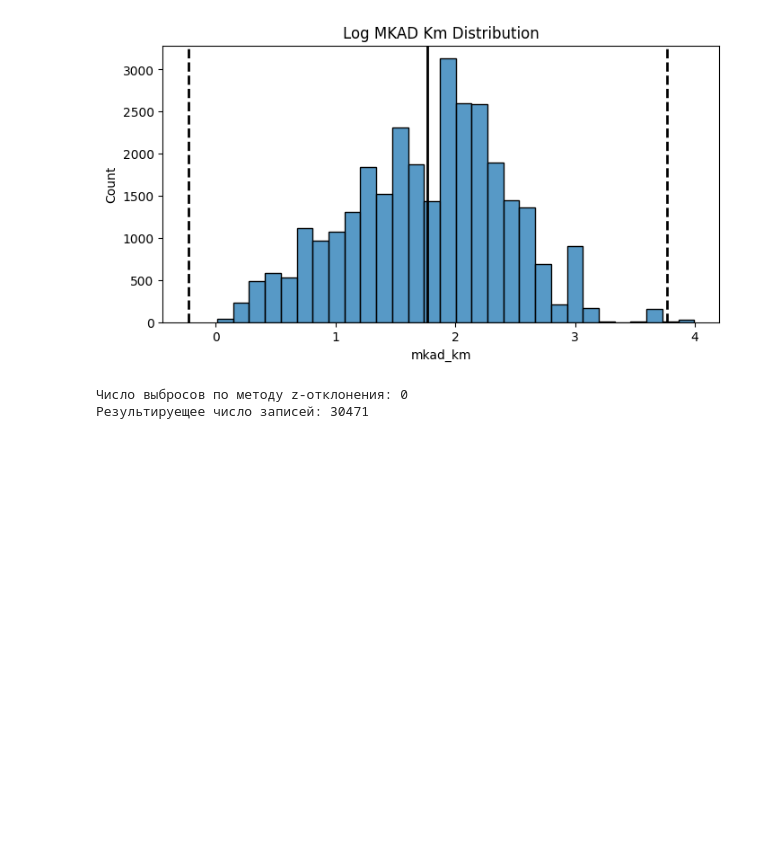
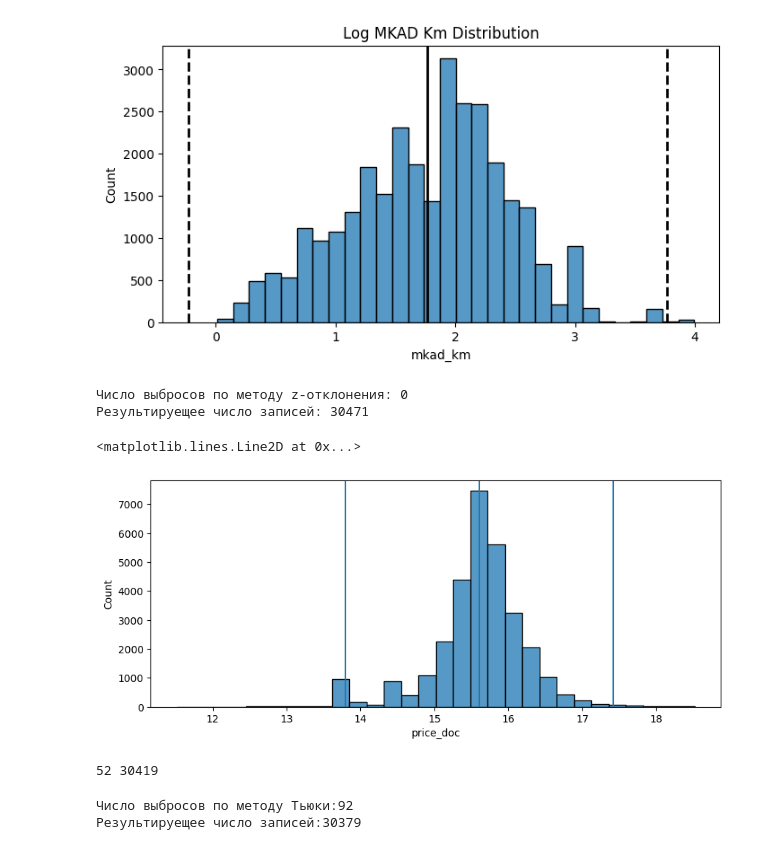
Before and after one commit to AlexeyLukovnikov/sf_data_science, a Jupyter notebook: PY_14_Clearing_data/task6.ipynb, the cells around one changed output. Saved outputs shown, nothing was run; the diff lists cells and outputs as text; code cells hidden in the pictures; blank space fills up the shorter version.

```diff
--- a/PY_14_Clearing_data/task6.ipynb
+++ b/PY_14_Clearing_data/task6.ipynb
@@ -200,3 +200,38 @@ print(f'Результируещее число записей: {cleaned.shape[0
 # %% [output]
 Число выбросов по методу z-отклонения: 0
 Результируещее число записей: 30471
+# %%
+fig, ax = plt.subplots(1, 1, figsize=(10,4))
+log_price_doc = np.log(sber_data['price_doc'] + 1)
+histplot = sns.histplot(log_price_doc, bins=30, ax=ax)
+histplot.axvline(log_price_doc.mean())
+histplot.axvline(log_price_doc.mean() - 3 * log_price_doc.std())
+histplot.axvline(log_price_doc.mean() + 3 * log_price_doc.std())
+# %% [output]
+<matplotlib.lines.Line2D at 0x...>
+[figure, added]
+# %%
+o, c = outliers_z_score_mod(sber_data, 'price_doc', log_scale=True, left=3.7, right=3.7)
+print(o.shape[0], c.shape[0])
+# %% [output]
+52 30419
+# %%
+def outliers_iqr_mod2(data, feature, left=1.5, right=1.5, log_scale=False):
+    if log_scale:
+        x = np.log(data[feature]+1)
+    else:
+        x = data[feature]
+    quartile_1, quartile_3 = x.quantile(0.25), x.quantile(0.75)
+    iqr = quartile_3 - quartile_1
+    lower_bound = quartile_1 - iqr * left
+    upper_bound = quartile_3 + iqr * right
+    outliers = data[(x < lower_bound) | (x > upper_bound)]
+    cleaned = data[(x > lower_bound) & (x < upper_bound)]
+    return outliers, cleaned
+
+outliers, cleaned = outliers_iqr_mod2(sber_data, 'price_doc', 3, 3, True)
+print(f'Число выбросов по методу Тьюки:{outliers.shape[0]}')
+print(f'Результируещее число записей:{cleaned.shape[0]}')
+# %% [output]
+Число выбросов по методу Тьюки:92
+Результируещее число записей:30379
```
